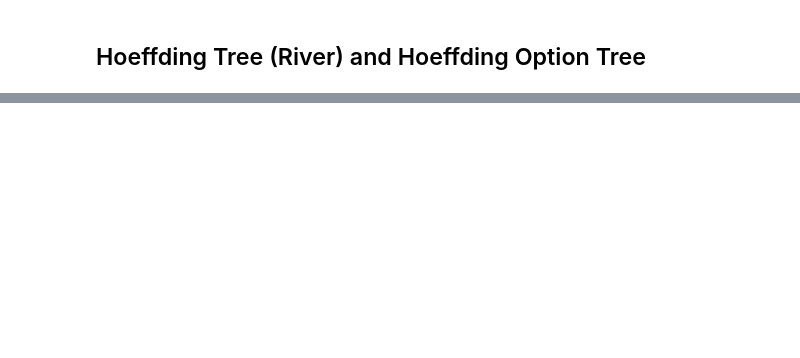
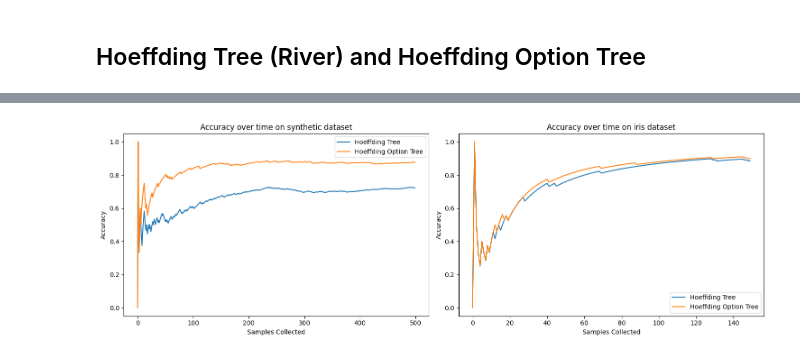
Before and after one commit to francescogrillea/HoeffdingOptionTree, a Jupyter notebook: report.ipynb, the cells around one changed output, grey strips where cells are left out. Drawn from its saved outputs; the diff is of its cells as text; code cells hidden in the pictures; blank space fills up the shorter version.

```diff
--- a/report.ipynb
+++ b/report.ipynb
@@ -153,3 +129,25 @@ plt.show()
+# %%
+import matplotlib.pyplot as plt
+
+fig, axs = plt.subplots(1, n_datasets, figsize=(15, 5))
+
+for i, dataset_name in enumerate(datasets):
+
+    for model in results:
+        if len(results[model][dataset_name]["Accuracy"]) < 2:
+            continue
+        data = results[model][dataset_name]["Accuracy"]
+        axs[i].plot(data, label=model)
+
+    axs[i].legend()
+    axs[i].set_title(f"Accuracy over time on {dataset_name} dataset")
+    axs[i].set_xlabel("Samples Collected")
+    axs[i].set_ylabel("Accuracy")
+
+plt.tight_layout()
+plt.show()
+# %% [output]
+[figure, added]
 # %%
 import river
 import numpy as np
```
Also changed, not shown: parts of 8 cells of this notebook.
